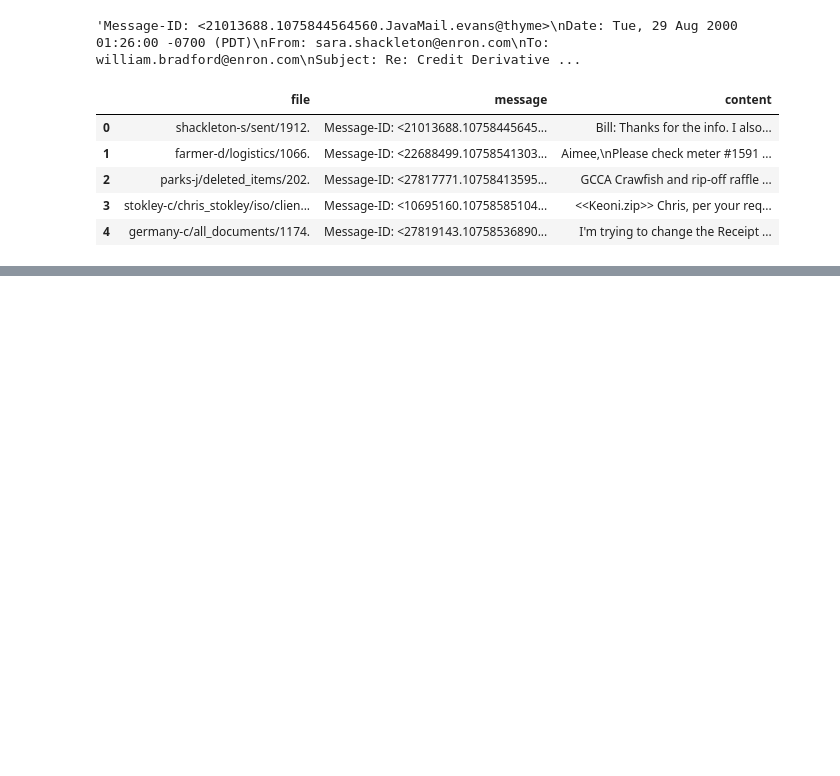
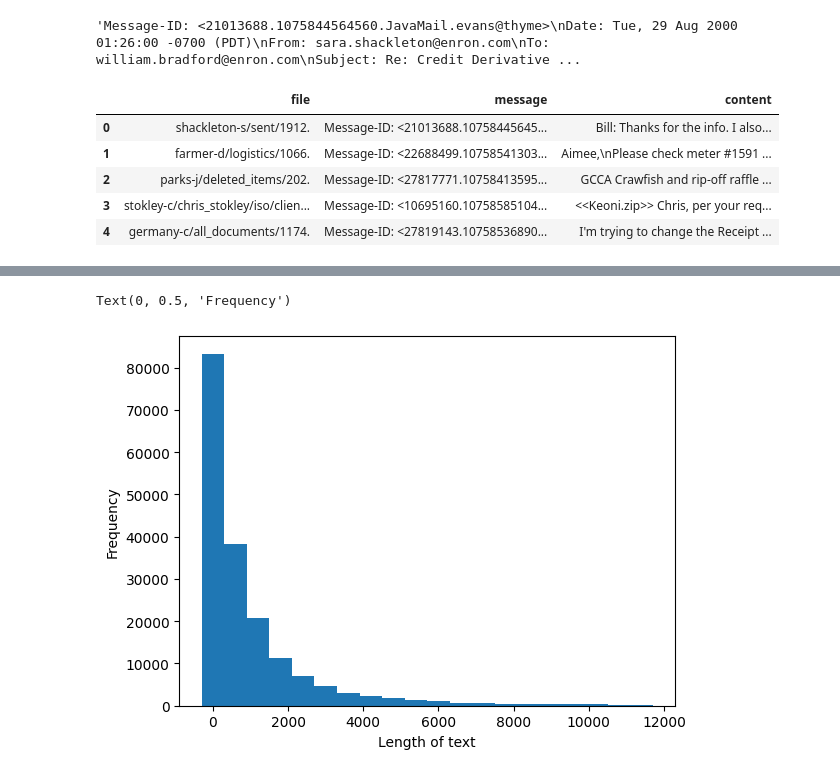
Before and after one commit to iopenattheclose/SmallLangModeling, a Jupyter notebook: SmallLangModeling.ipynb, the cells around one changed output, grey strips where cells are left out. Cells and saved outputs as stored; diff of their text form; code cells hidden in the pictures; blank space fills up the shorter version.

```diff
--- a/SmallLangModeling.ipynb
+++ b/SmallLangModeling.ipynb
@@ -62,3 +62,8 @@ df.head()
 | 2 | parks-j/deleted_items/202. | Message-ID: <27817771.10758413595... | GCCA Crawfish and rip-off raffle ... |
 | 3 | stokley-c/chris_stokley/iso/clien... | Message-ID: <10695160.10758585104... | <<Keoni.zip>> Chris, per your req... |
 | 4 | germany-c/all_documents/1174. | Message-ID: <27819143.10758536890... | I'm trying to change the Receipt ... |
+# %%
+df.content = df.content.str.replace("\n","")
+df.content = df.content.apply(lambda x: re.sub('[^A-Za-z0-9]+', ' ', x))
+df.content = df.content.str.lower()
+df.content = df.content.str.strip()
@@ -64,0 +79,2 @@ df.head()
+# %%
+df['body_list'] = df.content.apply(lambda x: x.split())
@@ -64,0 +90,10 @@ df.head()
+# %%
+  # EDA for text length
+x = list(df['content'].apply(lambda x:len(x)))
+plt.hist(x,range=[1,12000],bins = 20,align ='left')
+plt.rcParams["figure.figsize"] = (10,4)
+plt.xlabel("Length of text")
+plt.ylabel("Frequency")
+# %% [output]
+Text(0, 0.5, 'Frequency')
+[figure, added]
```
Also changed, not shown: parts of 4 cells of this notebook.
